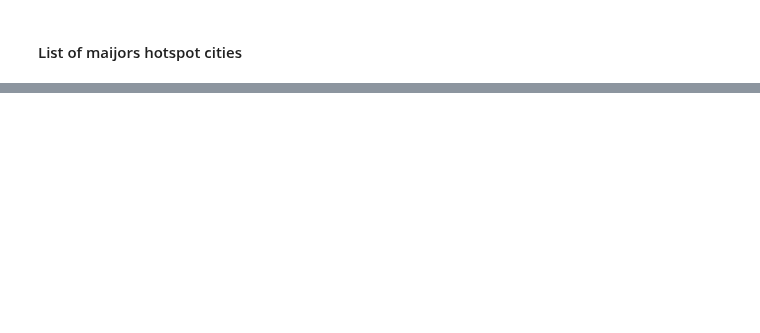
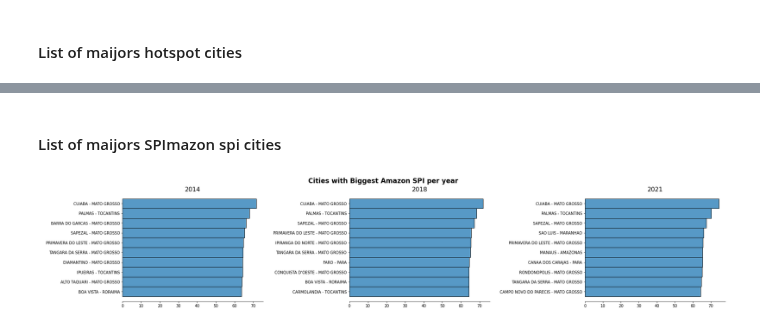
Before and after one commit to faustofcjr/amazon-social-progress, a Jupyter notebook: data_exploration.ipynb, the cells around one changed output, grey strips where cells are left out. Drawn from its saved outputs; the diff is of its cells as text; code cells hidden in the pictures; blank space fills up the shorter version.

```diff
--- a/data_exploration.ipynb
+++ b/data_exploration.ipynb
@@ -132,0 +149,6 @@ high_riskfire
+# %% [markdown]
+#### List of maijors SPImazon spi cities
+# %%
+plot_top_spi(dataset, how_many=20, ascending=False)
+# %% [output]
+[figure, added]
```
Also changed, not shown: parts of 21 cells of this notebook.
